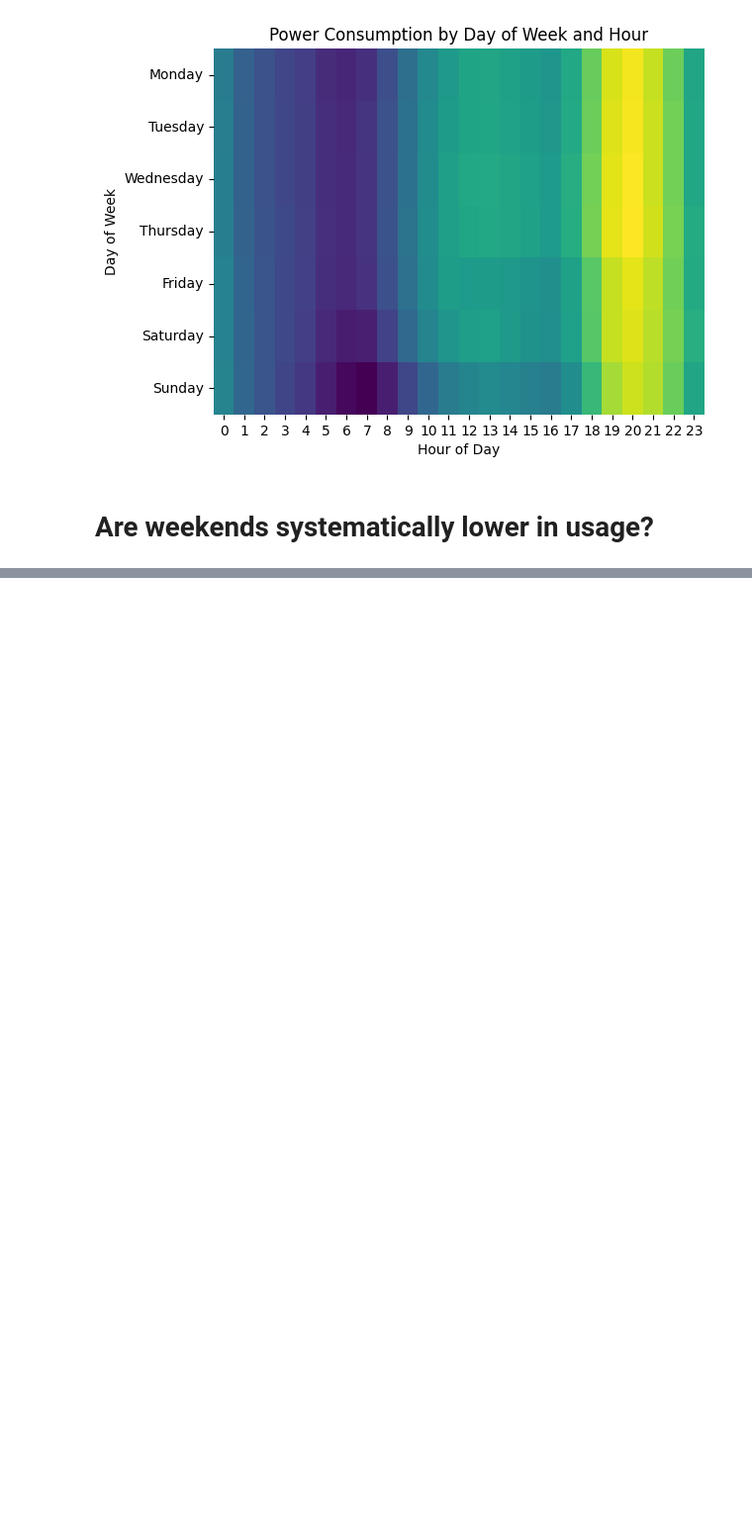
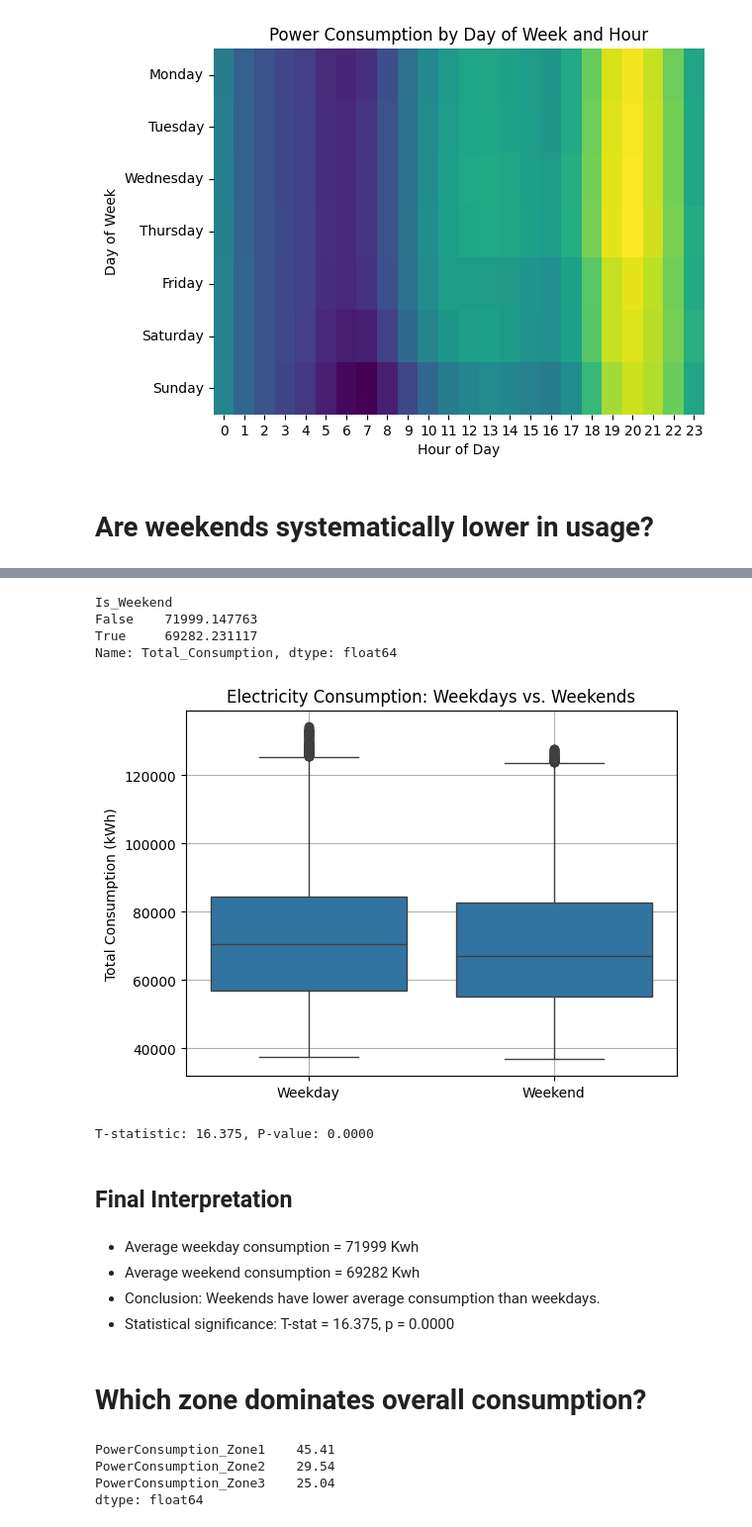
Before and after one commit to cdcoonce/Electricity_Consumption_Analysis, a Jupyter notebook: notebooks/EDA.ipynb, the cells around one changed output, grey strips where cells are left out. Shown: that part at 99% size. Cells and saved outputs as stored; diff of their text form; code cells hidden in the pictures; blank space fills up the shorter version.

```diff
--- a/notebooks/EDA.ipynb
+++ b/notebooks/EDA.ipynb
@@ -97,0 +107,48 @@ consumption['Is_Weekend'] = consumption['Day_Of_Week'].isin([5, 6])  # 5 = Satur
+# %%
+weekend_avg = consumption.groupby('Is_Weekend')['Total_Consumption'].mean()
+print(weekend_avg)
+# %% [output]
+Is_Weekend
+False    71999.147763
+True     69282.231117
+Name: Total_Consumption, dtype: float64
+# %%
+
+sns.boxplot(x='Is_Weekend', y='Total_Consumption', data=consumption)
+plt.xticks([0, 1], ['Weekday', 'Weekend'])
+plt.title('Electricity Consumption: Weekdays vs. Weekends')
+plt.ylabel('Total Consumption (kWh)')
+plt.xlabel('')
+plt.grid(True)
+plt.show()
+# %% [output]
+[figure, added]
+# %%
+from scipy.stats import ttest_ind
+
+weekday = consumption[consumption['Is_Weekend'] == False]['Total_Consumption']
+weekend = consumption[consumption['Is_Weekend'] == True]['Total_Consumption']
+
+t_stat, p_val = ttest_ind(weekday, weekend, equal_var=False)
+print(f"T-statistic: {t_stat:.3f}, P-value: {p_val:.4f}")
+# %% [output]
+T-statistic: 16.375, P-value: 0.0000
+# %% [markdown]
+## Final Interpretation
+# %% [markdown]
+- Average weekday consumption = 71999 Kwh
+- Average weekend consumption = 69282 Kwh
+- Conclusion: Weekends have lower average consumption than weekdays.
+- Statistical significance: T-stat = 16.375, p = 0.0000
+# %% [markdown]
+# Which zone dominates overall consumption?
+# %%
+zone_totals = consumption[['PowerConsumption_Zone1', 'PowerConsumption_Zone2', 'PowerConsumption_Zone3']].sum()
+total = zone_totals.sum()
+zone_shares = zone_totals / total * 100
+print(zone_shares.round(2))
+# %% [output]
+PowerConsumption_Zone1    45.41
+PowerConsumption_Zone2    29.54
+PowerConsumption_Zone3    25.04
+dtype: float64
```
Also changed, not shown: parts of 11 cells of this notebook, 6 other files.
